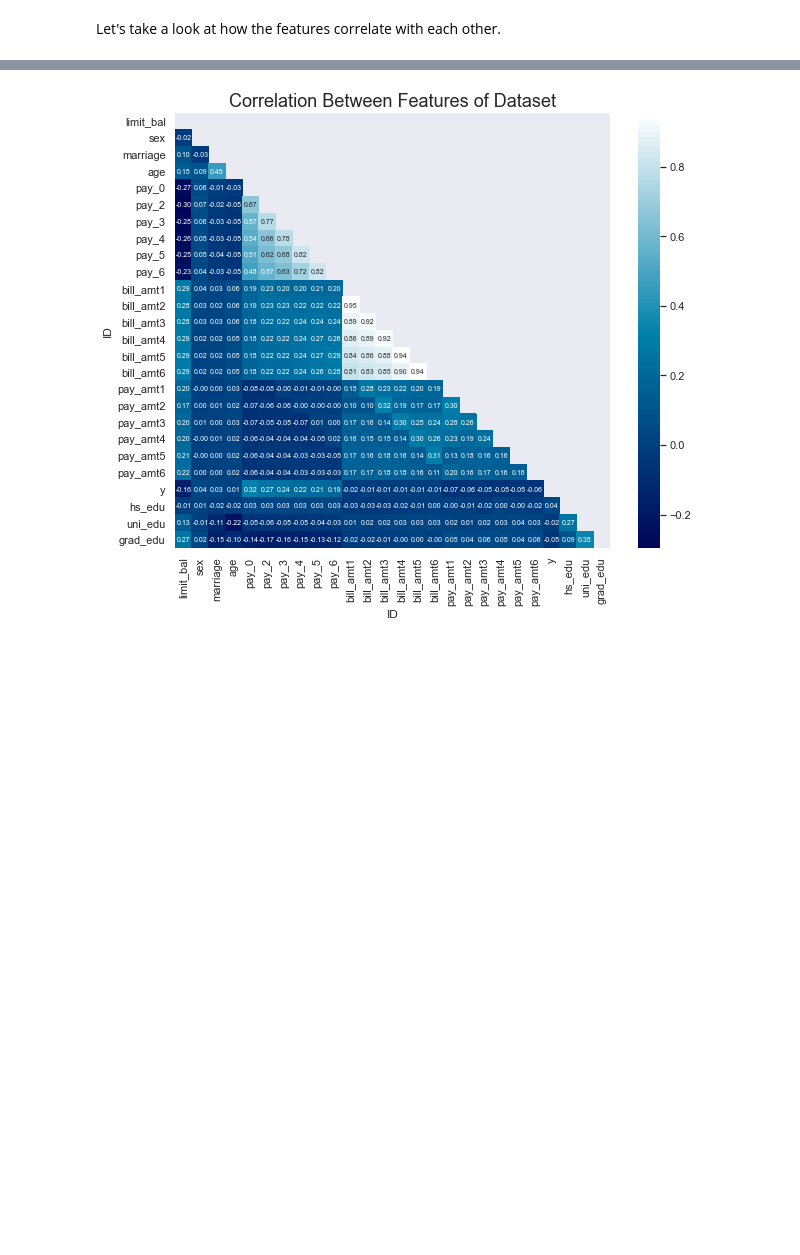
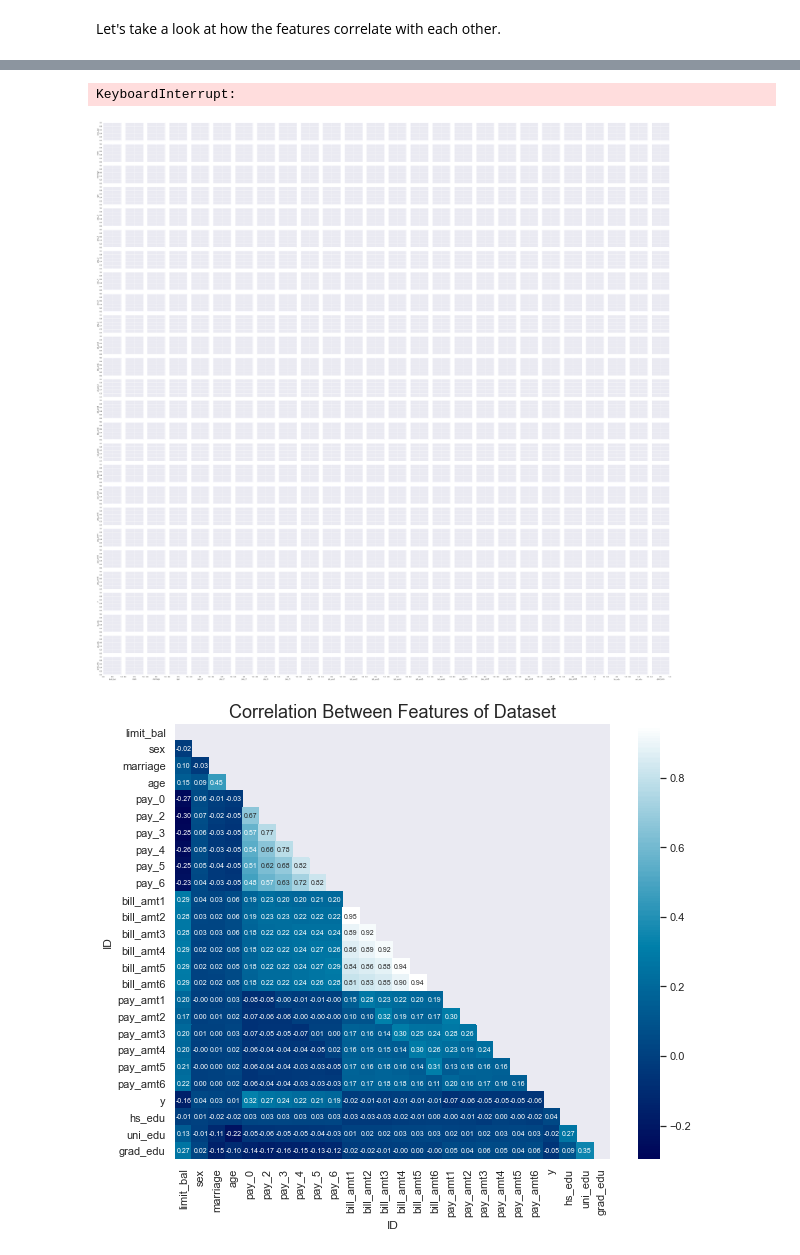
Before and after one commit to mike-flanagan/credit_default_classification_analysis, a Jupyter notebook: Credit_Default_Classification_Analysis_Notebook.ipynb, the cells around one changed output, grey strips where cells are left out. Saved outputs shown, nothing was run; the diff lists cells and outputs as text; code cells hidden in the pictures; blank space fills up the shorter version.

```diff
--- a/Credit_Default_Classification_Analysis_Notebook.ipynb
+++ b/Credit_Default_Classification_Analysis_Notebook.ipynb
@@ -175,3 +255,9 @@ Let's take a look at how the features correlate with each other.
+# %%
+numeric_columns = []
+sns.pairplot(df[numeric_columns]);
+# %% [output]
+KeyboardInterrupt:
+[figure, added]
 # %%
 # Creating a correlation matrix
 corr_matrix = df.corr()
```
Also changed, not shown: parts of 34 cells of this notebook.
